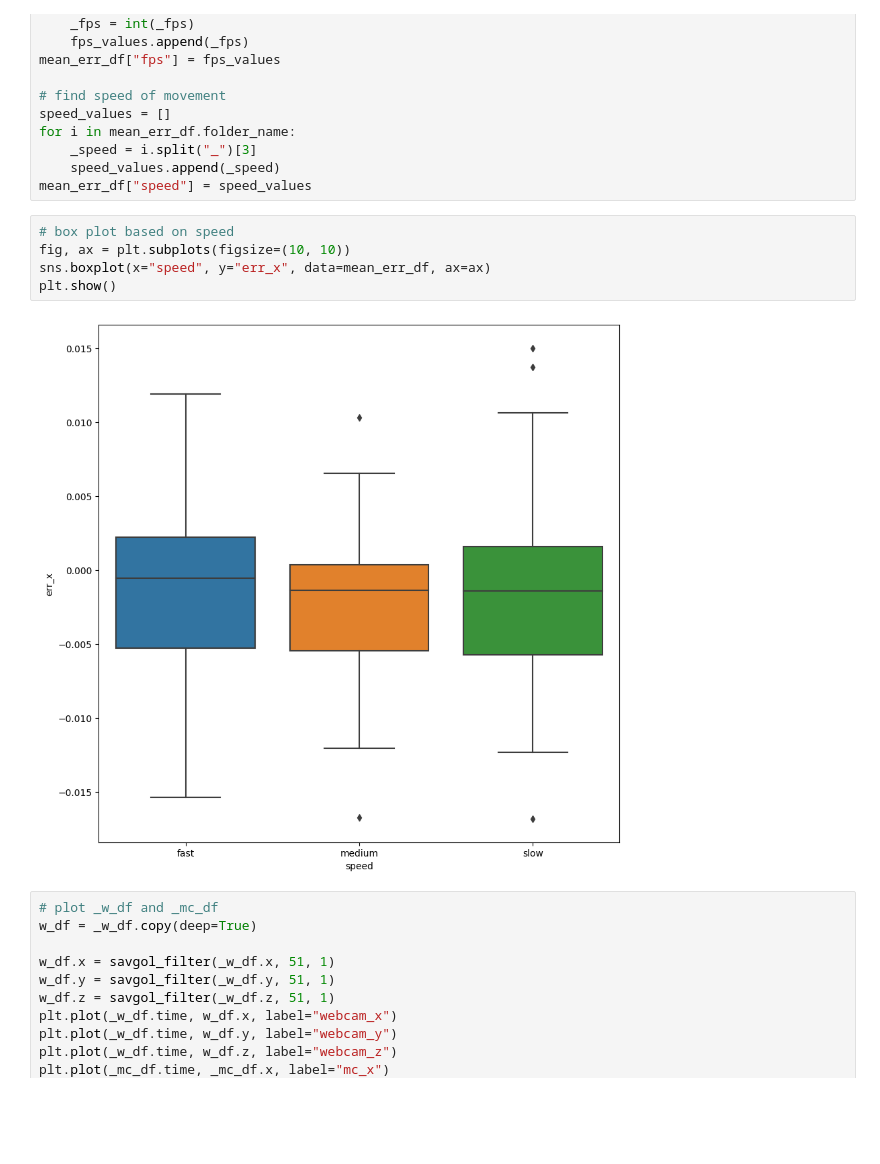
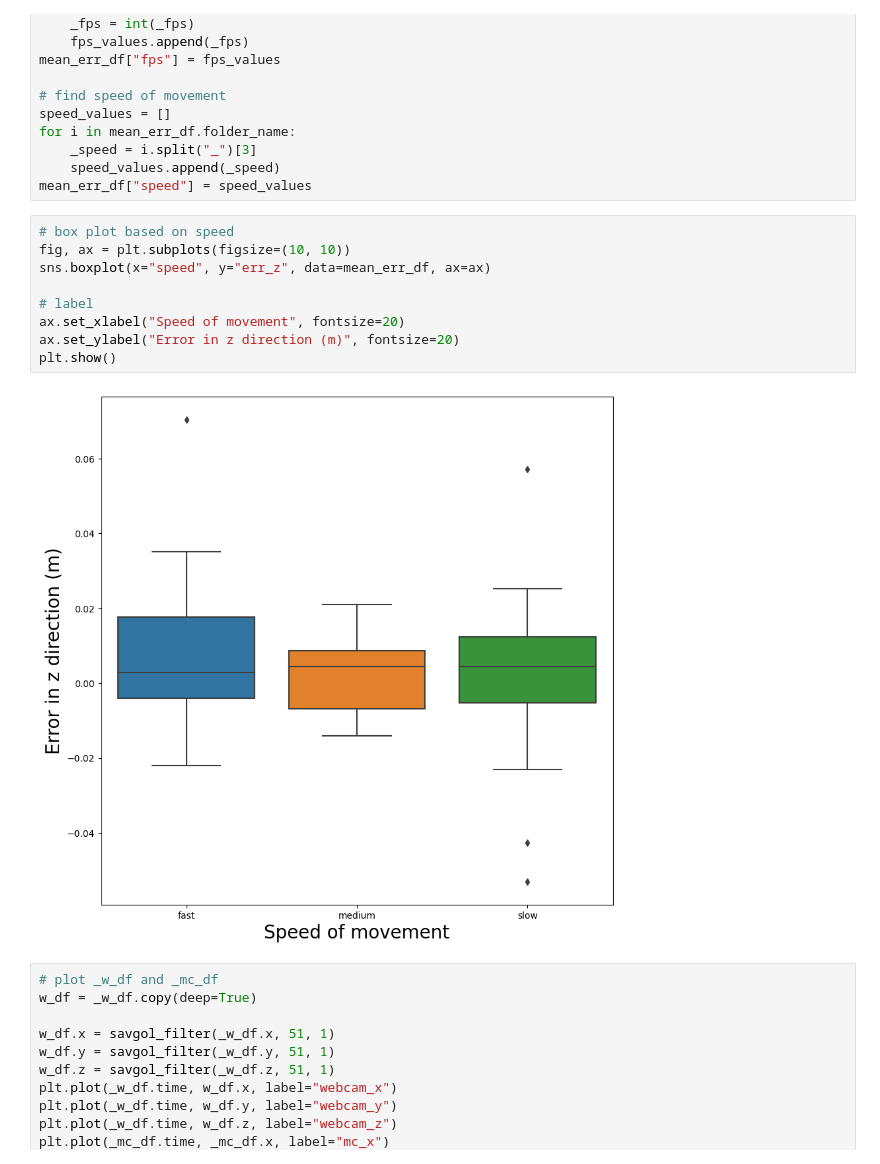
Before and after one commit to SujithChristopher/armbo_preliminary_work, a Jupyter notebook: ipy_notebooks/iter_coordinate_comparision.ipynb, the cells around one changed output. Drawn from its saved outputs; the diff is of its cells as text; blank space fills up the shorter version.

```diff
--- a/ipy_notebooks/iter_coordinate_comparision.ipynb
+++ b/ipy_notebooks/iter_coordinate_comparision.ipynb
@@ -153,10 +153,14 @@ mean_err_df["speed"] = speed_values
 # %%
 # box plot based on speed
 fig, ax = plt.subplots(figsize=(10, 10))
-sns.boxplot(x="speed", y="err_x", data=mean_err_df, ax=ax)
+sns.boxplot(x="speed", y="err_z", data=mean_err_df, ax=ax)
+
+# label
+ax.set_xlabel("Speed of movement", fontsize=20)
+ax.set_ylabel("Error in z direction (m)", fontsize=20)
 plt.show()
 # %% [output]
-[figure, old version]
+[figure, new version]
 # %%
 # plot _w_df and _mc_df
 w_df = _w_df.copy(deep=True)
```
